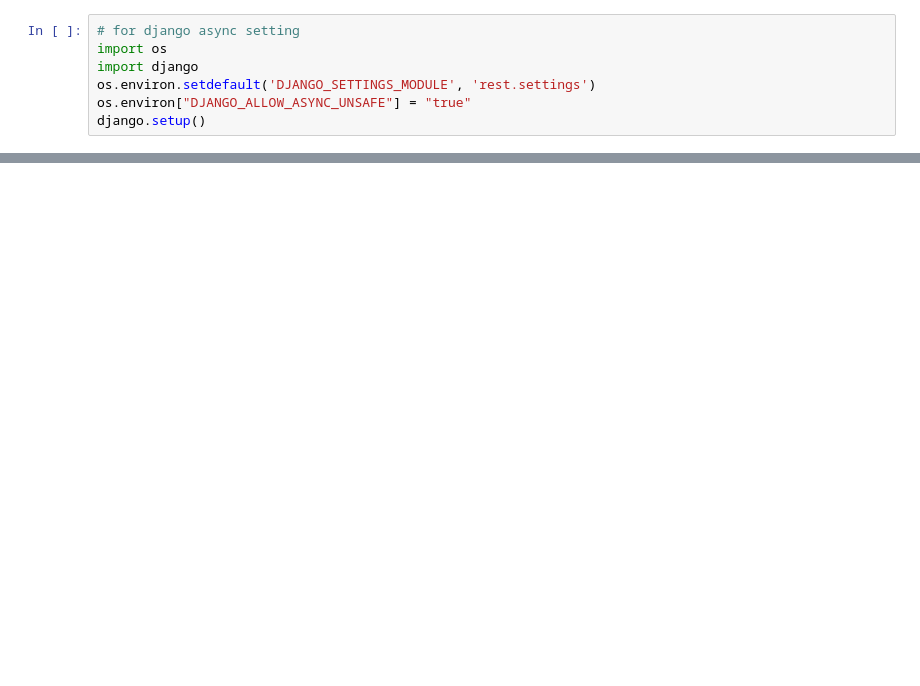
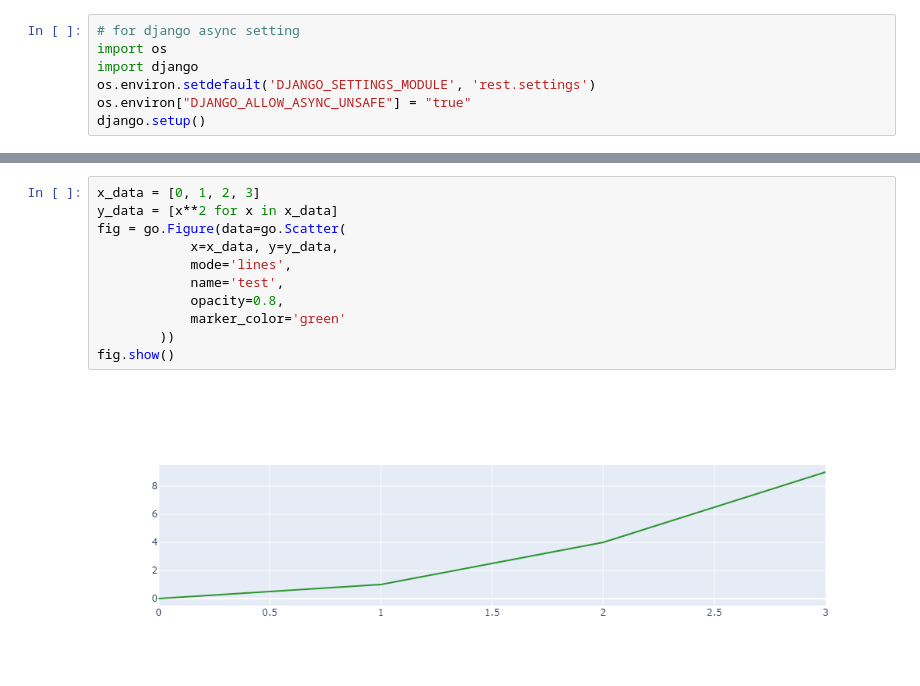
Before and after one commit to dimsplendid/td_toolkits_reconstruc, a Jupyter notebook: Notebook Quick Test.ipynb, the cells around one changed output, grey strips where cells are left out. Drawn from its saved outputs; the diff is of its cells as text; blank space fills up the shorter version.

Commit message:
test plotly success

```diff
--- a/Notebook Quick Test.ipynb
+++ b/Notebook Quick Test.ipynb
@@ -27,0 +40,13 @@ fig.show()
+# %%
+x_data = [0, 1, 2, 3]
+y_data = [x**2 for x in x_data]
+fig = go.Figure(data=go.Scatter(
+            x=x_data, y=y_data,
+            mode='lines',
+            name='test',
+            opacity=0.8,
+            marker_color='green'
+        ))
+fig.show()
+# %% [output]
+[figure, added]
```
Also changed, not shown: parts of 6 cells of this notebook, 2 other files.
